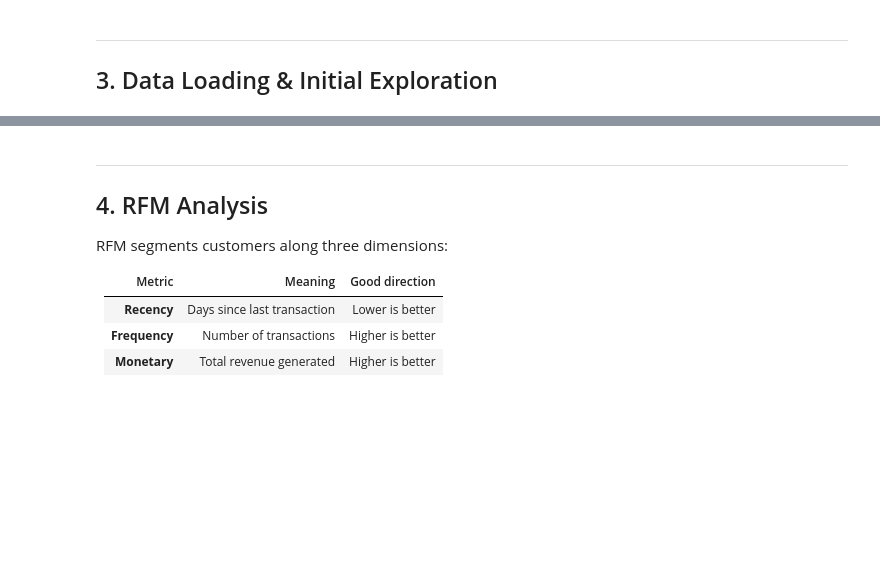
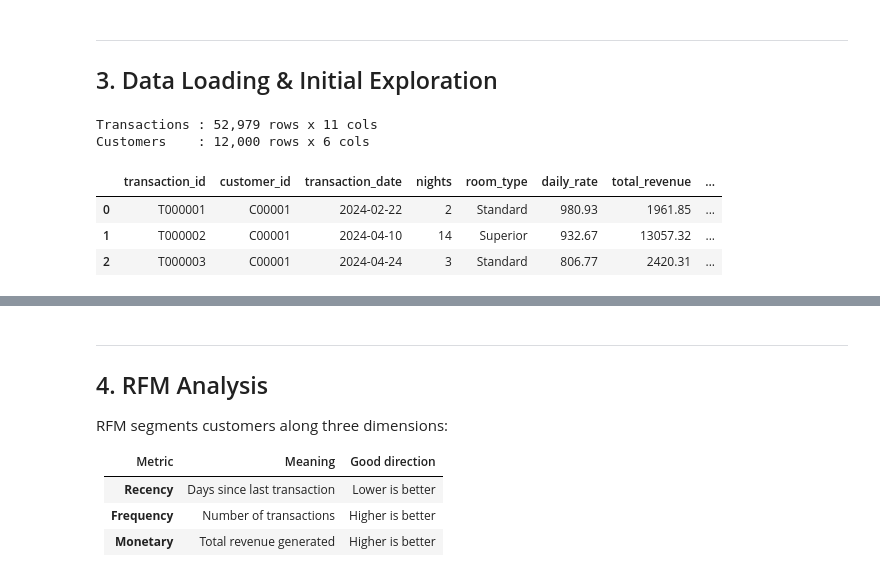
Before and after one commit to mmehmetisik/hotel-intelligence-platform, a Jupyter notebook: notebooks/02_customer_analytics.ipynb, the cells around one changed output, grey strips where cells are left out. Cells and saved outputs as stored; diff of their text form; code cells hidden in the pictures; blank space fills up the shorter version.

Commit message:
Kaggle Notebook | 02-customer-analytics | Version 3

```diff
--- a/notebooks/02_customer_analytics.ipynb
+++ b/notebooks/02_customer_analytics.ipynb
@@ -63,15 +67,22 @@ print('All libraries loaded successfully.')
 # %%
 # ----- Adjust paths for Kaggle vs local -----
 # On Kaggle, upload the CSVs as a dataset and use:
 #   Local: DATA_DIR = '../data/synthetic/'
 # Locally:
-DATA_DIR = '/kaggle/input/hotel-intelligence-platform-data/'
+DATA_DIR = '/kaggle/input/datasets/mehmetisik/hotel-intelligence-platform-data/'
 
 transactions = pd.read_csv(f'{DATA_DIR}transactions.csv', parse_dates=['transaction_date'])
 customers    = pd.read_csv(f'{DATA_DIR}customer_profiles.csv')
 
 print(f'Transactions : {transactions.shape[0]:,} rows x {transactions.shape[1]} cols')
 print(f'Customers    : {customers.shape[0]:,} rows x {customers.shape[1]} cols')
 transactions.head(3)
+# %% [output]
+Transactions : 52,979 rows x 11 cols
+Customers    : 12,000 rows x 6 cols
+|  | transaction_id | customer_id | transaction_date | nights | room_type | daily_rate | total_revenue | ... |
+| 0 | T000001 | C00001 | 2024-02-22 | 2 | Standard | 980.93 | 1961.85 | ... |
+| 1 | T000002 | C00001 | 2024-04-10 | 14 | Superior | 932.67 | 13057.32 | ... |
+| 2 | T000003 | C00001 | 2024-04-24 | 3 | Standard | 806.77 | 2420.31 | ... |
 # %%
 customers.head(3)
```
Also changed, not shown: parts of 29 cells of this notebook.
